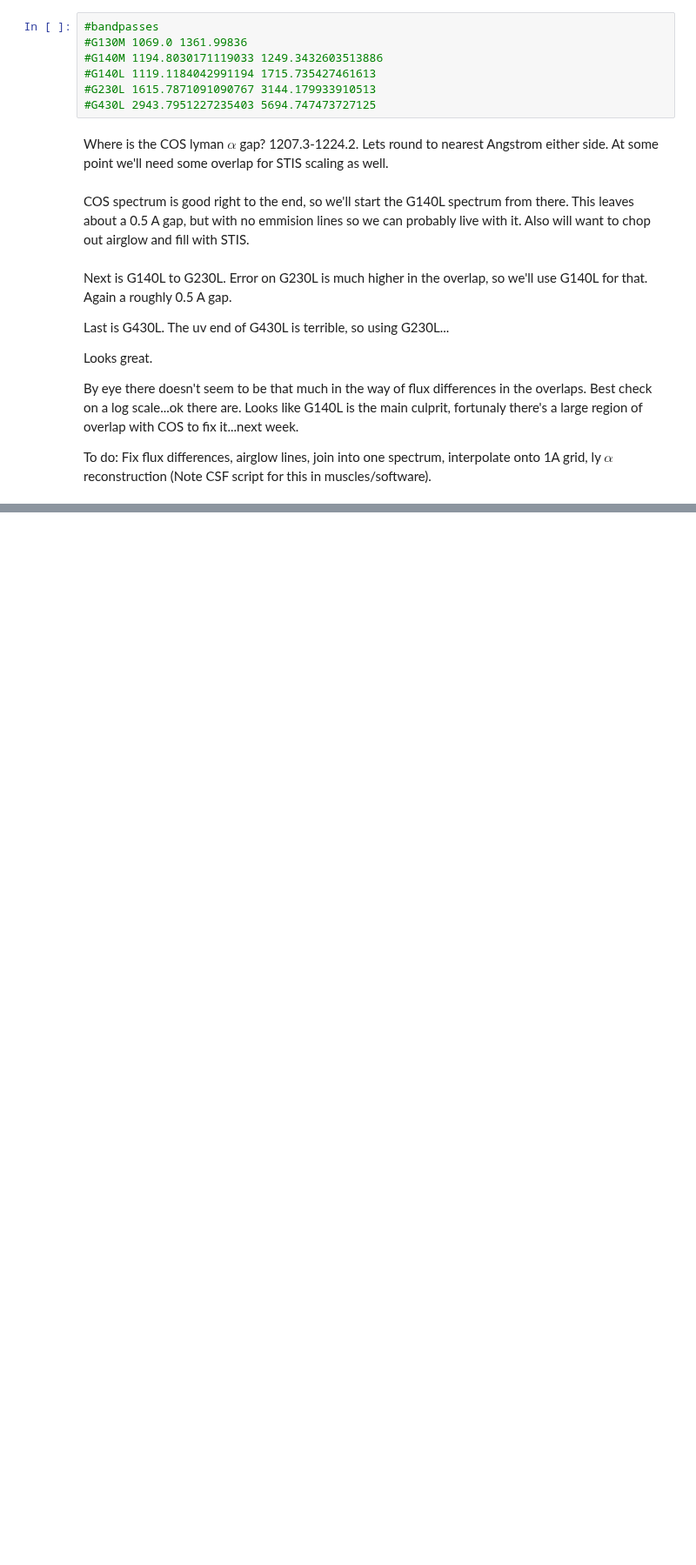
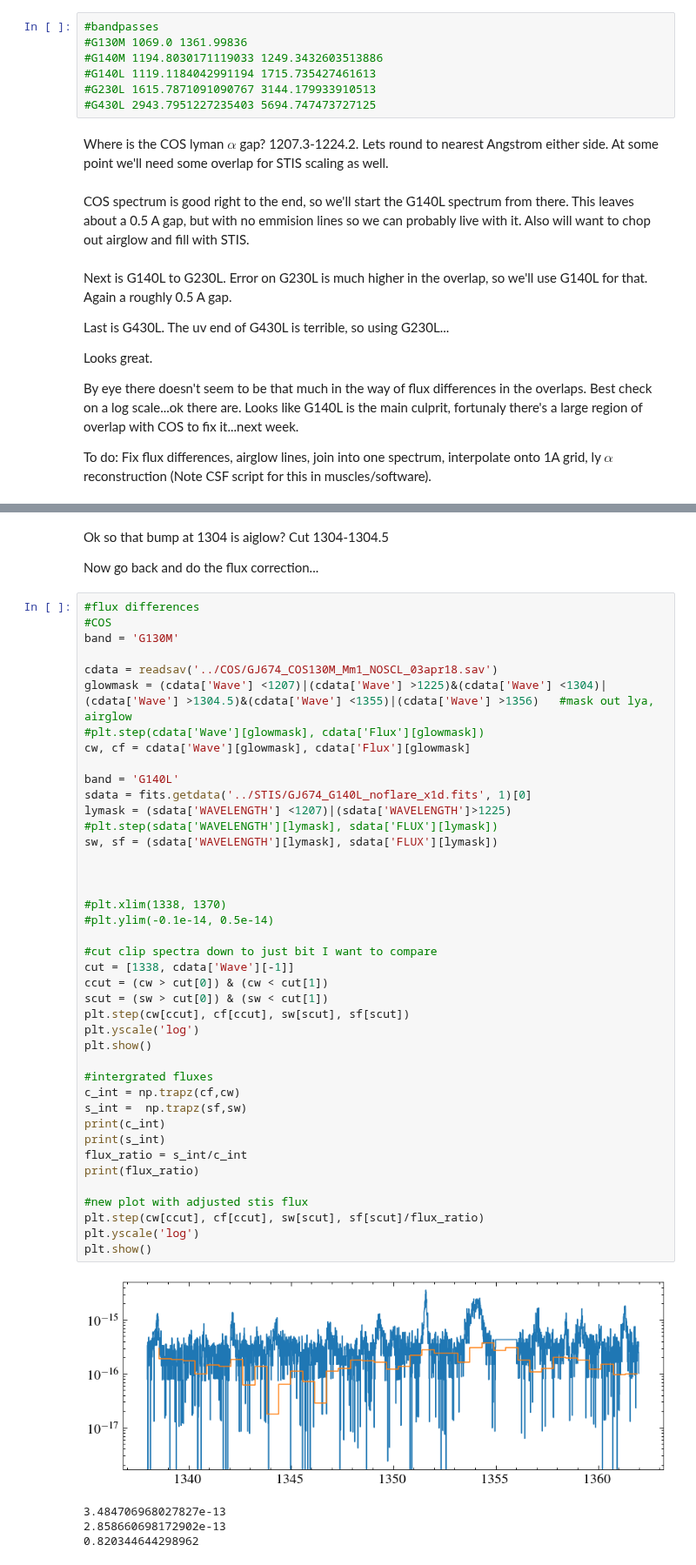
Before and after one commit to davidjwilson/SEDs, a Jupyter notebook: gj_674/combined/combined_sed_rough.ipynb, the cells around one changed output, grey strips where cells are left out. Shown at 87% size. Saved outputs shown, nothing was run; the diff lists cells and outputs as text; blank space fills up the shorter version.

```diff
--- a/gj_674/combined/combined_sed_rough.ipynb
+++ b/gj_674/combined/combined_sed_rough.ipynb
@@ -154,0 +232,50 @@ To do: Fix flux differences, airglow lines, join into one spectrum, interpolate
+# %% [markdown]
+Ok so that bump at 1304 is aiglow? Cut 1304-1304.5
+
+Now go back and do the flux correction...
+# %%
+#flux differences
+#COS
+band = 'G130M'
+
+cdata = readsav('../COS/GJ674_COS130M_Mm1_NOSCL_03apr18.sav')
+glowmask = (cdata['Wave'] <1207)|(cdata['Wave'] >1225)&(cdata['Wave'] <1304)|(cdata['Wave'] >1304.5)&(cdata['Wave'] <1355)|(cdata['Wave'] >1356)   #mask out lya, airglow
+#plt.step(cdata['Wave'][glowmask], cdata['Flux'][glowmask])
+cw, cf = cdata['Wave'][glowmask], cdata['Flux'][glowmask]
+
+band = 'G140L'
+sdata = fits.getdata('../STIS/GJ674_G140L_noflare_x1d.fits', 1)[0]
+lymask = (sdata['WAVELENGTH'] <1207)|(sdata['WAVELENGTH']>1225)
+#plt.step(sdata['WAVELENGTH'][lymask], sdata['FLUX'][lymask])
+sw, sf = (sdata['WAVELENGTH'][lymask], sdata['FLUX'][lymask])
+
+
+
+#plt.xlim(1338, 1370)
+#plt.ylim(-0.1e-14, 0.5e-14)
+
+#cut clip spectra down to just bit I want to compare
+cut = [1338, cdata['Wave'][-1]]
+ccut = (cw > cut[0]) & (cw < cut[1])
+scut = (sw > cut[0]) & (sw < cut[1])
+plt.step(cw[ccut], cf[ccut], sw[scut], sf[scut])
+plt.yscale('log')
+plt.show()
+
+#intergrated fluxes
+c_int = np.trapz(cf,cw)
+s_int =  np.trapz(sf,sw)
+print(c_int)
+print(s_int)
+flux_ratio = s_int/c_int
+print(flux_ratio)
+
+#new plot with adjusted stis flux
+plt.step(cw[ccut], cf[ccut], sw[scut], sf[scut]/flux_ratio)
+plt.yscale('log')
+plt.show()
+# %% [output]
+[figure, added]
+3.484706968027827e-13
+2.858660698172902e-13
+0.820344644298962
```
Also changed, not shown: parts of 8 cells of this notebook, 1 other file.
